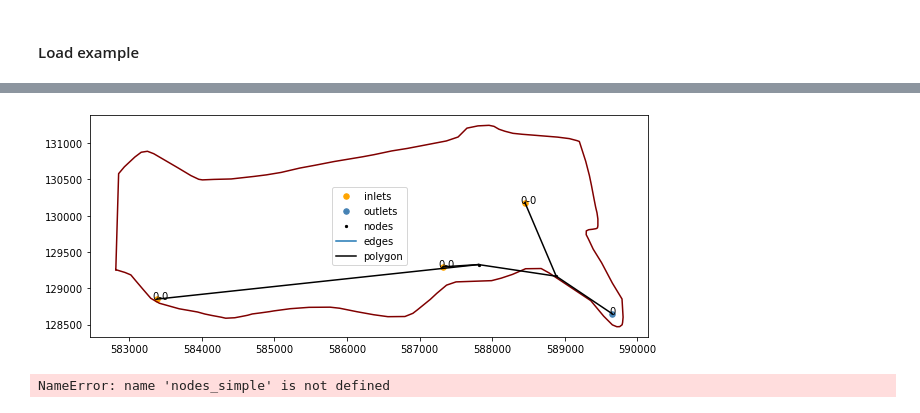
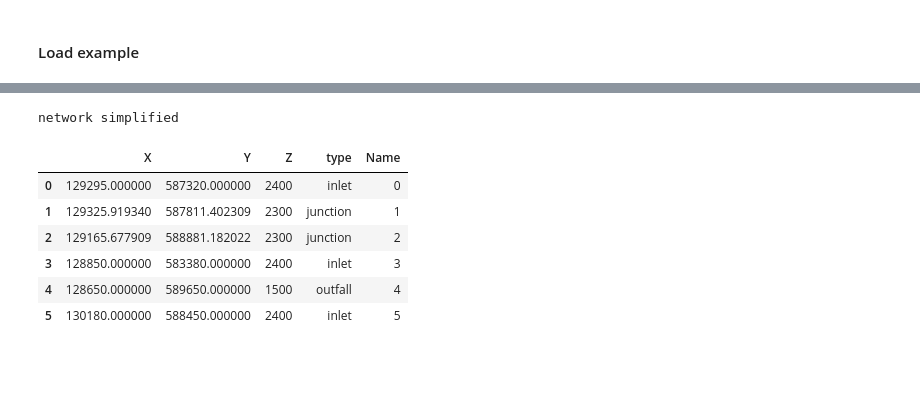
Before and after one commit to randlab/pyKasso, a Jupyter notebook: notebooks/test_SWMM_conversion.ipynb, the cells around one changed output, grey strips where cells are left out. Drawn from its saved outputs; the diff is of its cells as text; code cells hidden in the pictures; blank space fills up the shorter version.

Commit message:
function to convert pykasso node edge objects into pandas dfs compatible with swmmpy

```diff
--- a/notebooks/test_SWMM_conversion.ipynb
+++ b/notebooks/test_SWMM_conversion.ipynb
@@ -124,13 +116,0 @@ Computing:
-# %%
-catchment.show_network(simplify=True)
-# %% [output]
-[figure, removed]
-# %%
-nodes = catchment.karst_simulations[0].network['karstnet'].graph_simpl.nodes  #get indices of only the nodes in the simplified graph
-nodes = {key: nodes[key] for key in nodes_simple}   #make df of only the nodes in the simplified graph, for plotting
-edges = catchment.karst_simulations[0].network['karstnet'].graph_simpl.edges  #get only the edges in the simplified graph
-edges = {i: edge for i,edge in enumerate(edges_simple)}   #make df of only the edges in the simplified graph, for p
-nodes = pd.DataFrame.from_dict(nodes, orient='index', columns=['x','y','type']) #convert to pandas for easier plotting
-edges = pd.DataFrame.from_dict(edges_simple, orient='index', columns=['inNode','outNode'])
-# %% [output]
-NameError: name 'nodes_simple' is not defined
@@ -136,0 +172,14 @@ NameError: name 'nodes_simple' is not defined
+# %%
+nodesSWMM, linksSWMM = pk2swmm(catchment, dim=2, simplify=True, elev_file='inputs/tsanfleuron/nodesZ.txt')
+# %% [output]
+network simplified
+# %%
+nodesSWMM
+# %% [output]
+|  | X | Y | Z | type | Name |
+| 0 | 129295.000000 | 587320.000000 | 2400 | inlet | 0 |
+| 1 | 129325.919340 | 587811.402309 | 2300 | junction | 1 |
+| 2 | 129165.677909 | 588881.182022 | 2300 | junction | 2 |
+| 3 | 128850.000000 | 583380.000000 | 2400 | inlet | 3 |
+| 4 | 128650.000000 | 589650.000000 | 1500 | outfall | 4 |
+| 5 | 130180.000000 | 588450.000000 | 2400 | inlet | 5 |
```
Also changed, not shown: parts of 3 cells of this notebook, 5 other files.
